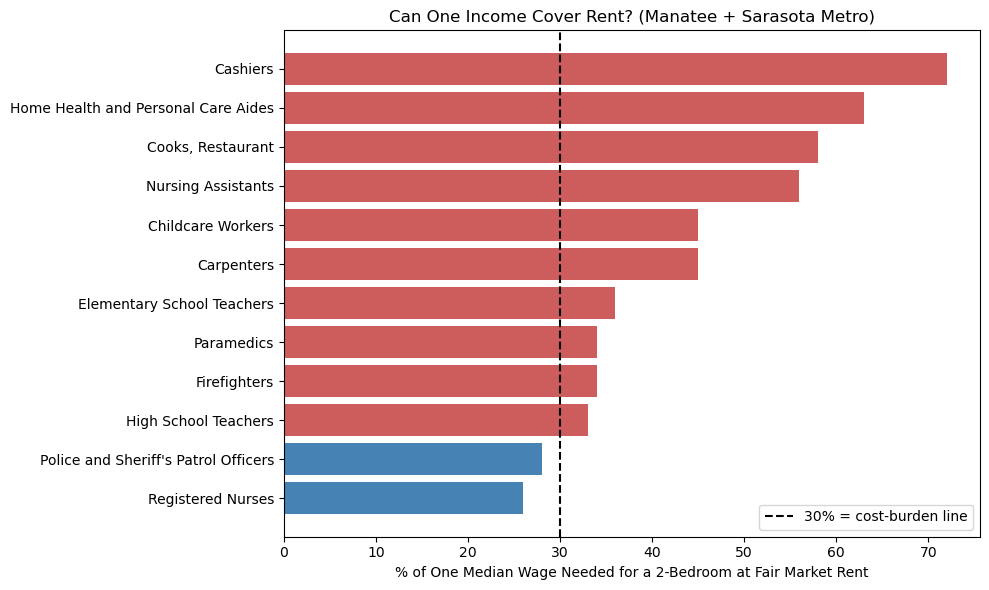
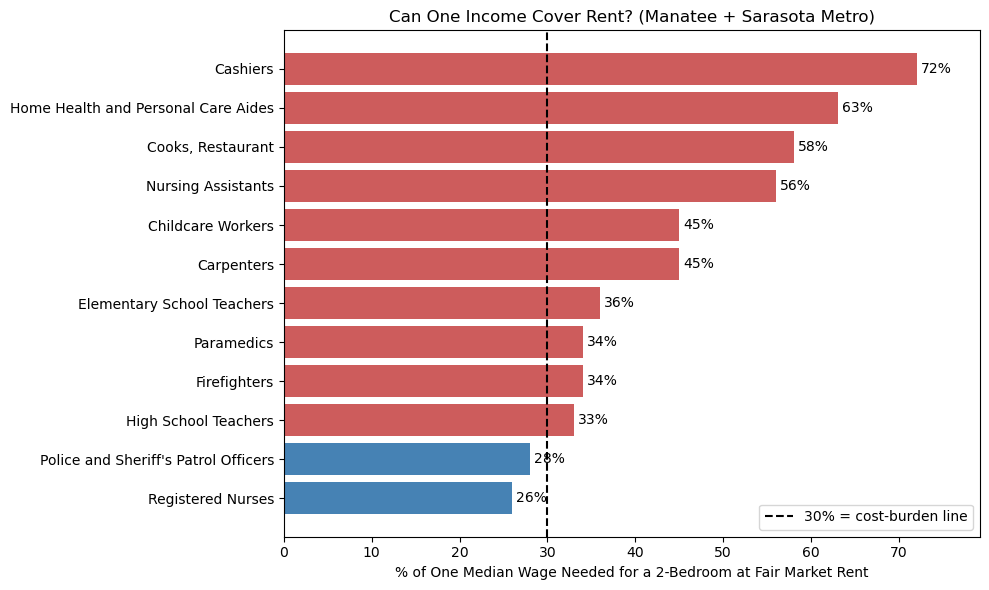
Unified diff of the notebook cell whose output changed from the first chart to the second:
--- before
+++ after
@@ -40,8 +40,10 @@
 # Blue = under the 30% line (affordable), red = over it (cost-burdened)
 colors = ['steelblue' if p <= 30 else 'indianred' for p in picked['pct_needed']]
-plt.barh(picked['occupation'], picked['pct_needed'], color=colors)
+bars = plt.barh(picked['occupation'], picked['pct_needed'], color=colors)
 plt.axvline(30, color='black', linestyle='--', label='30% = cost-burden line')
 plt.xlabel('% of One Median Wage Needed for a 2-Bedroom at Fair Market Rent')
 plt.title('Can One Income Cover Rent? (Manatee + Sarasota Metro)')
+plt.bar_label(bars, fmt='%.0f%%', padding=3)  # Show each job's exact % at the bar tip.
+plt.margins(x=0.1)  # Buffer on the right so the % labels don't clip.
 plt.legend()
 plt.tight_layout()

Commit: Update README.md for clarity on ACS medians and refine notebook execution counts; enhance data processing comments in housing cost burden analysis.